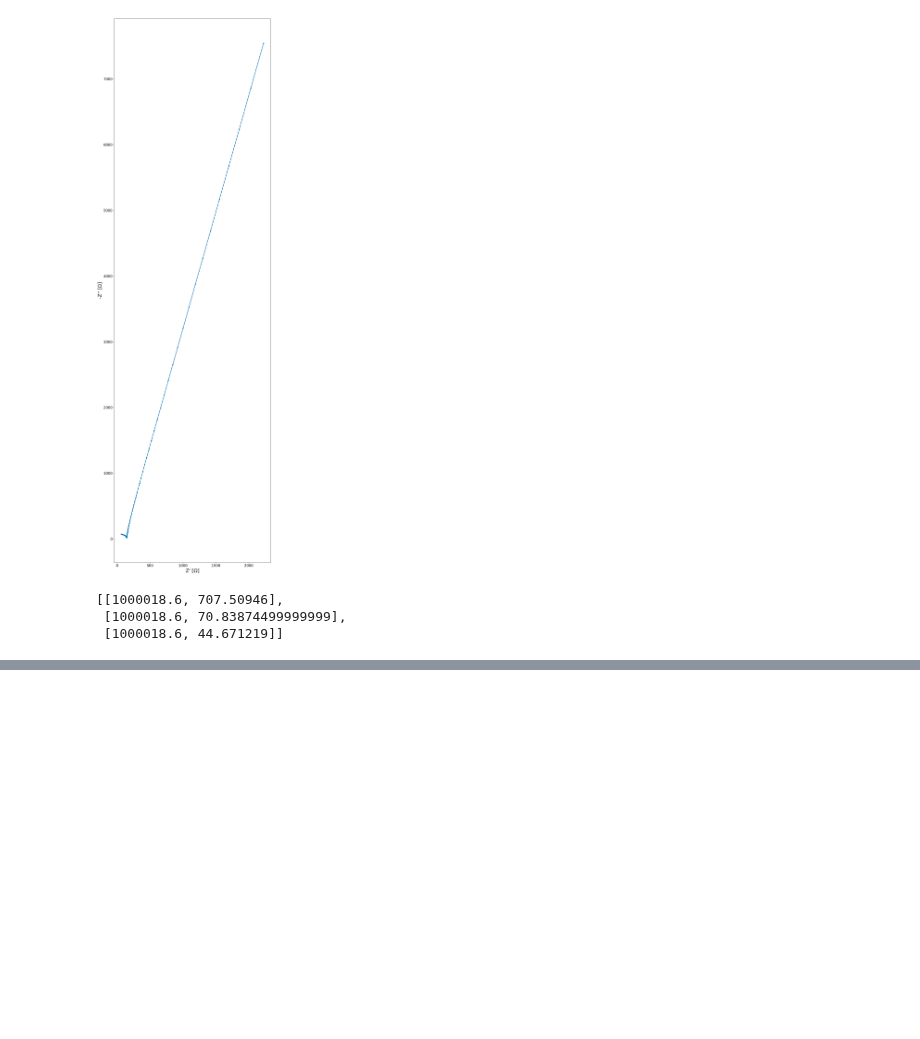
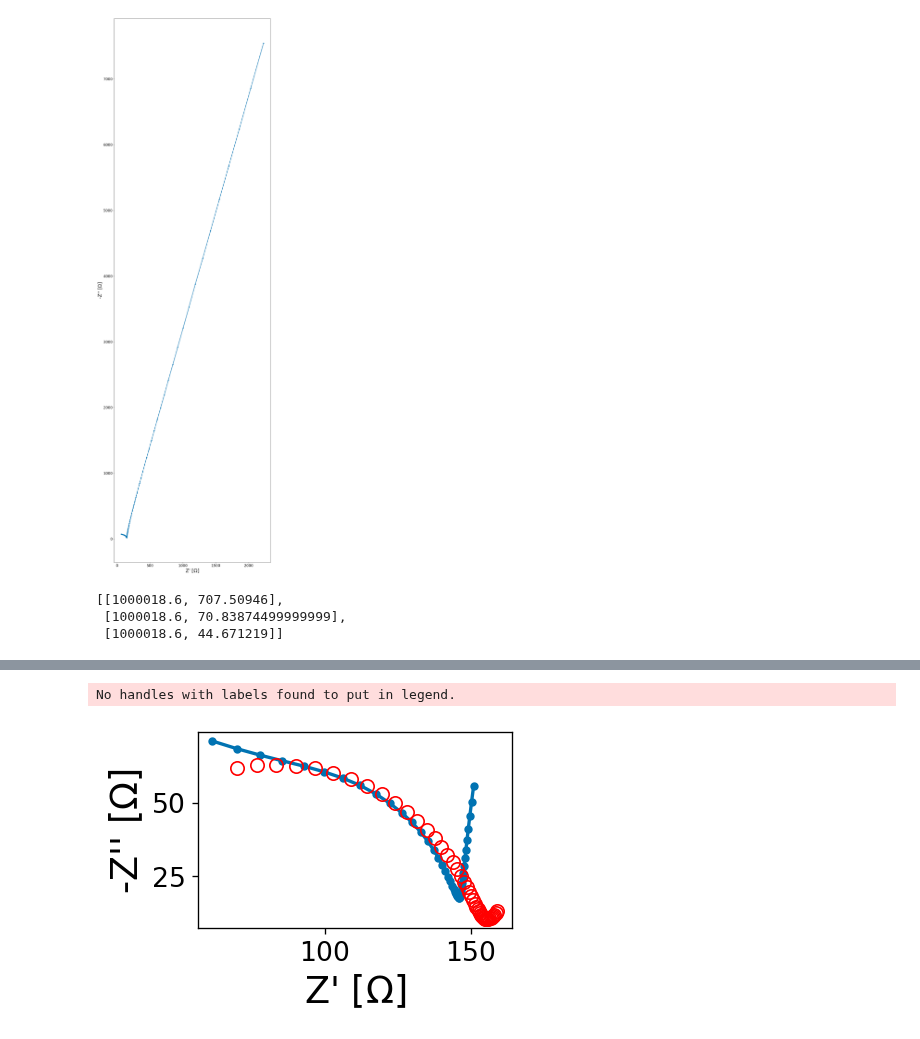
Before and after one commit to WildcatDiscovery/Kyler_Speed_Circuit, a Jupyter notebook: python_notebooks/binning.ipynb, the cells around one changed output, grey strips where cells are left out. Drawn from its saved outputs; the diff is of its cells as text; code cells hidden in the pictures; blank space fills up the shorter version.

```diff
--- a/python_notebooks/binning.ipynb
+++ b/python_notebooks/binning.ipynb
@@ -73,4 +83,0 @@ No handles with labels found to put in legend.
-# %%
-window_mask = ex_mpt.window_masker(x_window = [0, 150], y_window = [0,600])
-
-masked_mpt = mpt_data(path, ['DE_40_9_60.mpt'], mask =window_mask)
@@ -99,0 +84,5 @@ None
+# %%
+masked_mpt.mpt_plot(fitting = 'on')
+# %% [output]
+No handles with labels found to put in legend.
+[figure, added]
```
Also changed, not shown: parts of 5 cells of this notebook, 3 other files.
